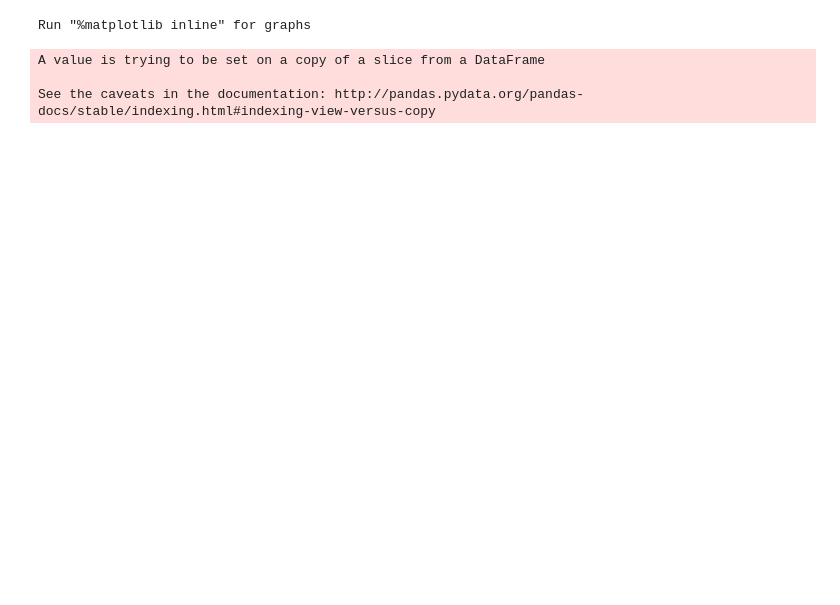
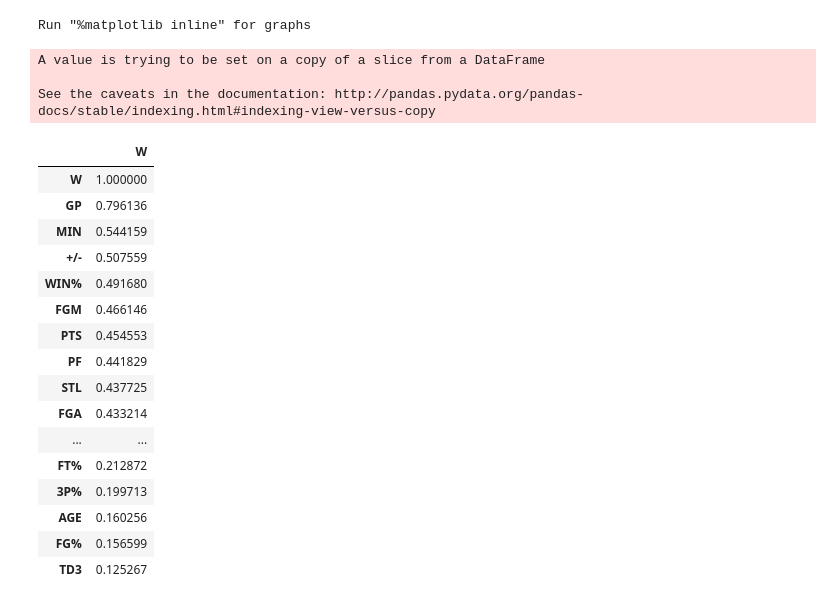
Before and after one commit to royh21k/royh21k.github.io, a Jupyter notebook: nbawebscrape and analysis/testing.ipynb, the cells around one changed output. Cells and saved outputs as stored; diff of their text form; code cells hidden in the pictures; blank space fills up the shorter version.

```diff
--- a/nbawebscrape and analysis/testing.ipynb
+++ b/nbawebscrape and analysis/testing.ipynb
@@ -751,0 +680,20 @@ teamgamelogs
+# %%
+pwcorr
+# %% [output]
+|  | W |
+| W | 1.000000 |
+| GP | 0.796136 |
+| MIN | 0.544159 |
+| +/- | 0.507559 |
+| WIN% | 0.491680 |
+| FGM | 0.466146 |
+| PTS | 0.454553 |
+| PF | 0.441829 |
+| STL | 0.437725 |
+| FGA | 0.433214 |
+| ... | ... |
+| FT% | 0.212872 |
+| 3P% | 0.199713 |
+| AGE | 0.160256 |
+| FG% | 0.156599 |
+| TD3 | 0.125267 |
```
Also changed, not shown: parts of 4 cells of this notebook, 17 other files.
